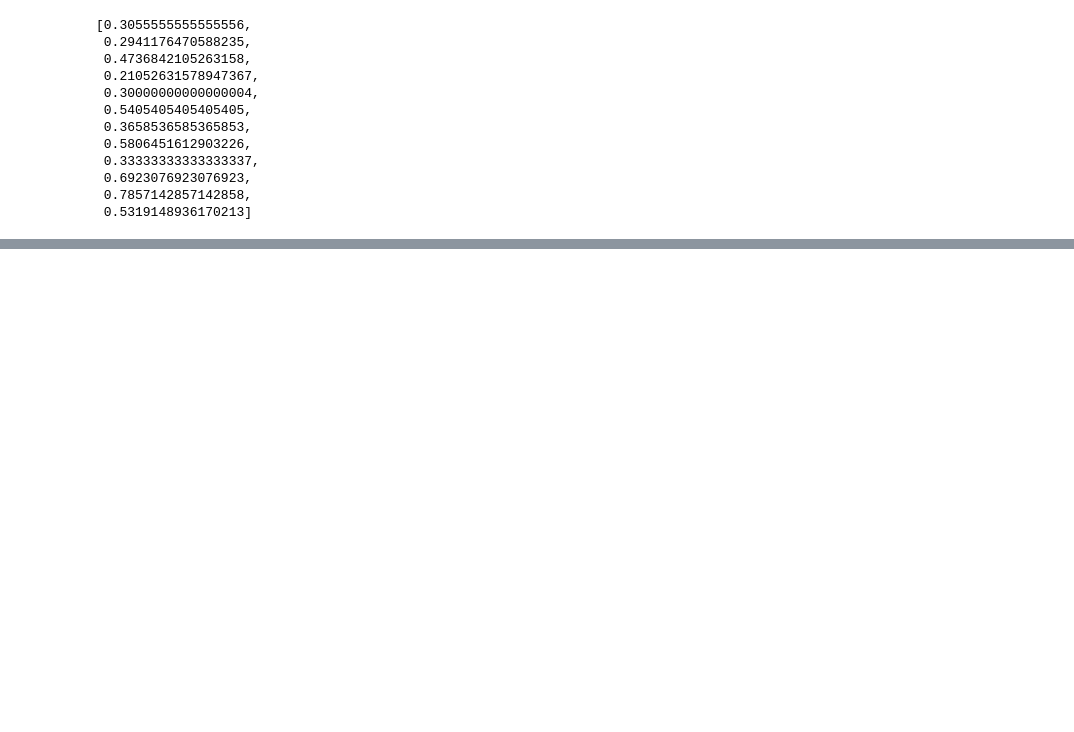
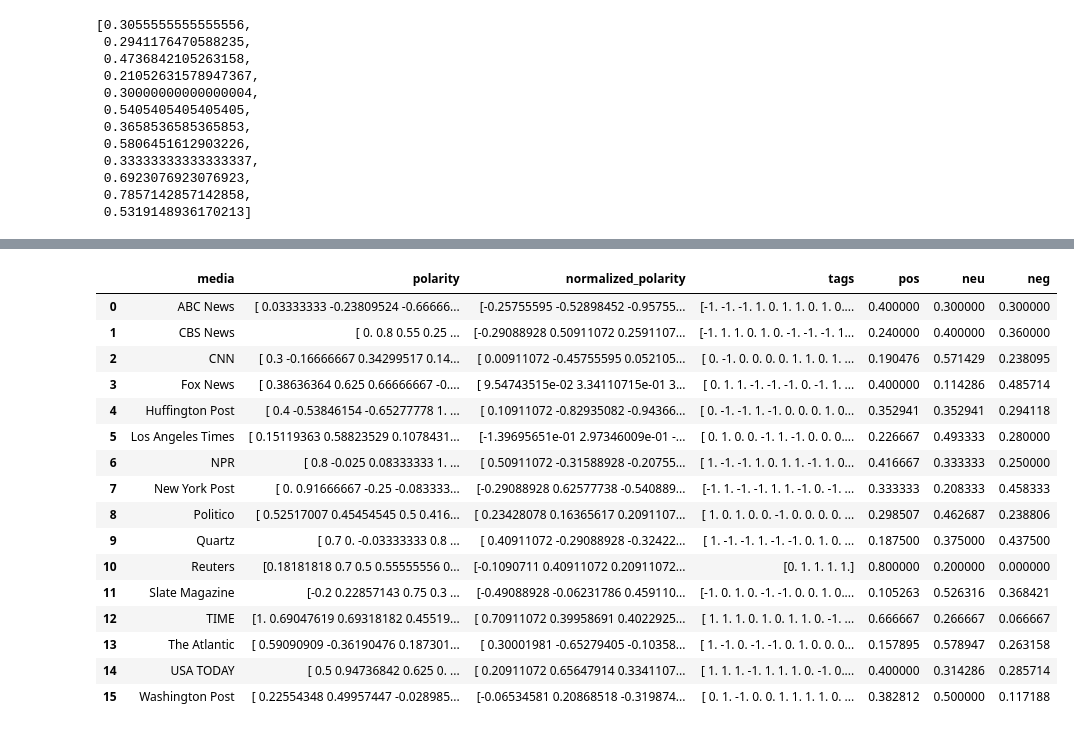
Before and after one commit to TRUMANCFY/DataStory, a Jupyter notebook: Untitled.ipynb, the cells around one changed output, grey strips where cells are left out. Saved outputs shown, nothing was run; the diff lists cells and outputs as text; code cells hidden in the pictures; blank space fills up the shorter version.

```diff
--- a/Untitled.ipynb
+++ b/Untitled.ipynb
@@ -291,0 +334,20 @@ fox_daily
+# %%
+clinton
+# %% [output]
+|  | media | polarity | normalized_polarity | tags | pos | neu | neg |
+| 0 | ABC News | [ 0.03333333 -0.23809524 -0.66666... | [-0.25755595 -0.52898452 -0.95755... | [-1. -1. -1. 1. 0. 1. 1. 0. 1. 0.... | 0.400000 | 0.300000 | 0.300000 |
+| 1 | CBS News | [ 0. 0.8 0.55 0.25 ... | [-0.29088928 0.50911072 0.2591107... | [-1. 1. 1. 0. 1. 0. -1. -1. -1. 1... | 0.240000 | 0.400000 | 0.360000 |
+| 2 | CNN | [ 0.3 -0.16666667 0.34299517 0.14... | [ 0.00911072 -0.45755595 0.052105... | [ 0. -1. 0. 0. 0. 0. 1. 1. 0. 1. ... | 0.190476 | 0.571429 | 0.238095 |
+| 3 | Fox News | [ 0.38636364 0.625 0.66666667 -0.... | [ 9.54743515e-02 3.34110715e-01 3... | [ 0. 1. 1. -1. -1. -1. 0. -1. 1. ... | 0.400000 | 0.114286 | 0.485714 |
+| 4 | Huffington Post | [ 0.4 -0.53846154 -0.65277778 1. ... | [ 0.10911072 -0.82935082 -0.94366... | [ 0. -1. -1. 1. -1. 0. 0. 0. 1. 0... | 0.352941 | 0.352941 | 0.294118 |
+| 5 | Los Angeles Times | [ 0.15119363 0.58823529 0.1078431... | [-1.39695651e-01 2.97346009e-01 -... | [ 0. 1. 0. 0. -1. 1. -1. 0. 0. 0.... | 0.226667 | 0.493333 | 0.280000 |
+| 6 | NPR | [ 0.8 -0.025 0.08333333 1. ... | [ 0.50911072 -0.31588928 -0.20755... | [ 1. -1. -1. 1. 0. 1. 1. -1. 1. 0... | 0.416667 | 0.333333 | 0.250000 |
+| 7 | New York Post | [ 0. 0.91666667 -0.25 -0.083333... | [-0.29088928 0.62577738 -0.540889... | [-1. 1. -1. -1. 1. 1. -1. 0. -1. ... | 0.333333 | 0.208333 | 0.458333 |
+| 8 | Politico | [ 0.52517007 0.45454545 0.5 0.416... | [ 0.23428078 0.16365617 0.2091107... | [ 1. 0. 1. 0. 0. -1. 0. 0. 0. 0. ... | 0.298507 | 0.462687 | 0.238806 |
+| 9 | Quartz | [ 0.7 0. -0.03333333 0.8 ... | [ 0.40911072 -0.29088928 -0.32422... | [ 1. -1. -1. 1. -1. -1. 0. 1. 0. ... | 0.187500 | 0.375000 | 0.437500 |
+| 10 | Reuters | [0.18181818 0.7 0.5 0.55555556 0... | [-0.1090711 0.40911072 0.20911072... | [0. 1. 1. 1. 1.] | 0.800000 | 0.200000 | 0.000000 |
+| 11 | Slate Magazine | [-0.2 0.22857143 0.75 0.3 ... | [-0.49088928 -0.06231786 0.459110... | [-1. 0. 1. 0. -1. -1. 0. 0. 1. 0.... | 0.105263 | 0.526316 | 0.368421 |
+| 12 | TIME | [1. 0.69047619 0.69318182 0.45519... | [ 0.70911072 0.39958691 0.4022925... | [ 1. 1. 1. 0. 1. 0. 1. 1. 0. -1. ... | 0.666667 | 0.266667 | 0.066667 |
+| 13 | The Atlantic | [ 0.59090909 -0.36190476 0.187301... | [ 0.30001981 -0.65279405 -0.10358... | [ 1. -1. 0. -1. -1. 0. 1. 0. 0. 0... | 0.157895 | 0.578947 | 0.263158 |
+| 14 | USA TODAY | [ 0.5 0.94736842 0.625 0. ... | [ 0.20911072 0.65647914 0.3341107... | [ 1. 1. 1. -1. 1. 1. 1. 0. -1. 0.... | 0.400000 | 0.314286 | 0.285714 |
+| 15 | Washington Post | [ 0.22554348 0.49957447 -0.028985... | [-0.06534581 0.20868518 -0.319874... | [ 0. 1. -1. 0. 0. 1. 1. 1. 1. 0. ... | 0.382812 | 0.500000 | 0.117188 |
```
Also changed, not shown: parts of 15 cells of this notebook, 9 other files.
